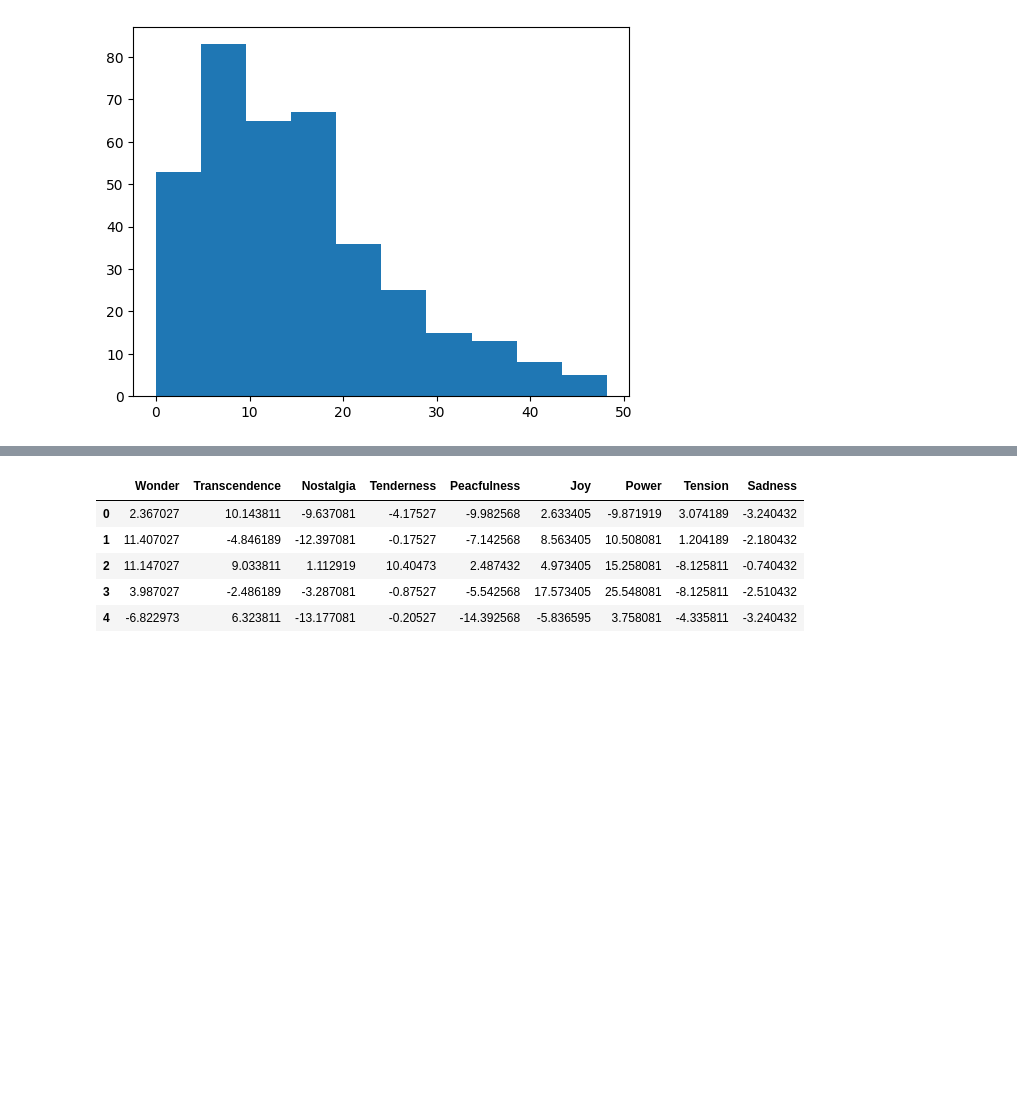
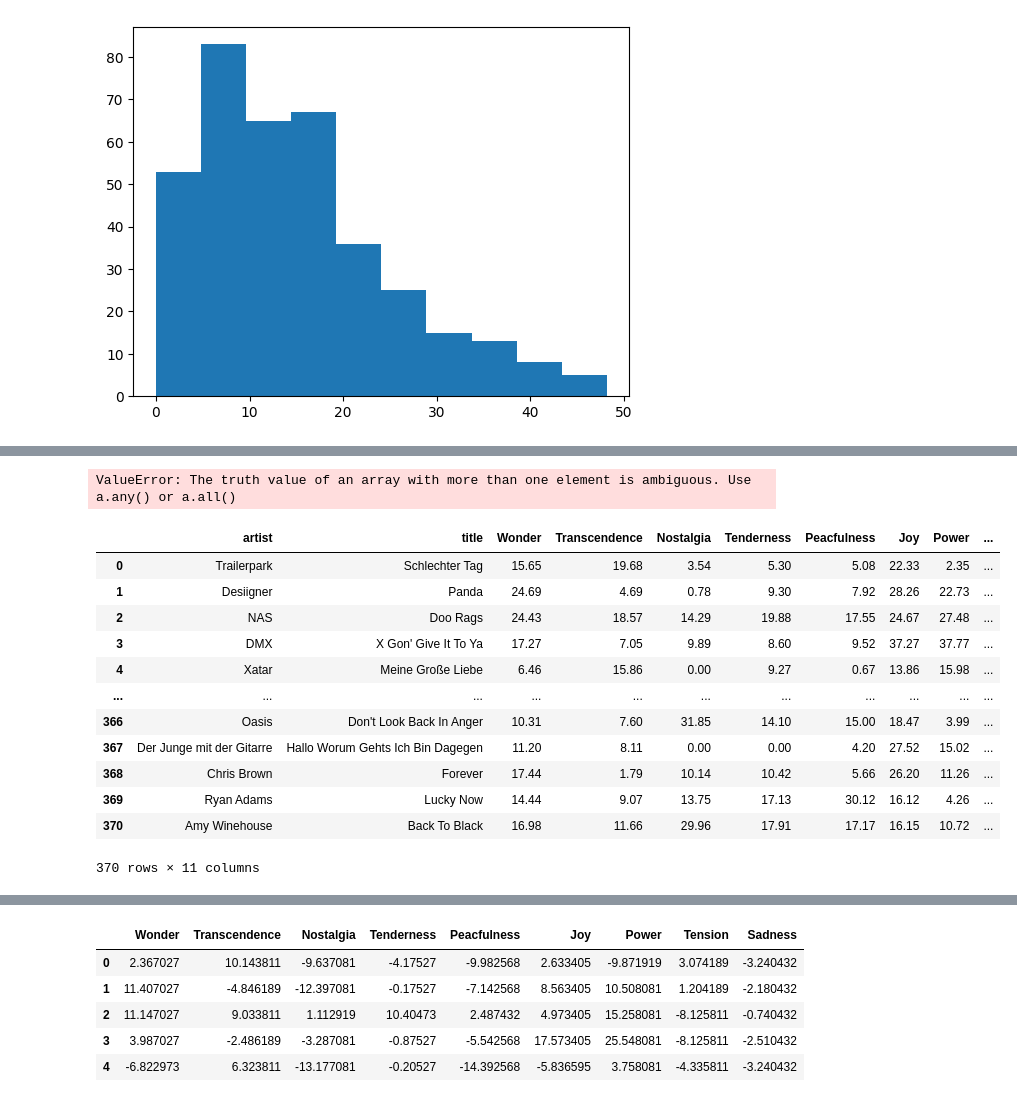
Before and after one commit to JPNMint/automatic_music_mood_tagging, a Jupyter notebook: mood_tagger_master_thesis_V2/data/EDA.ipynb, the cells around one changed output, grey strips where cells are left out. Cells and saved outputs as stored; diff of their text form; code cells hidden in the pictures; blank space fills up the shorter version.

Commit message:
added trainer and smogn

```diff
--- a/mood_tagger_master_thesis_V2/data/EDA.ipynb
+++ b/mood_tagger_master_thesis_V2/data/EDA.ipynb
@@ -96,0 +147,30 @@ plt.show()
+# %%
+import smogn
+
+
+
+## conduct smogn
+emma_df_smogn = smogn.smoter(
+
+    data = emma_df,  ## pandas dataframe
+    y = 'Transcendence',  ## string ('header name')
+    samp_method = 'balance'
+)
+# %% [output]
+ValueError: The truth value of an array with more than one element is ambiguous. Use a.any() or a.all()
+# %%
+emma_df
+# %% [output]
+|  | artist | title | Wonder | Transcendence | Nostalgia | Tenderness | Peacfulness | Joy | Power | ... |
+| 0 | Trailerpark | Schlechter Tag | 15.65 | 19.68 | 3.54 | 5.30 | 5.08 | 22.33 | 2.35 | ... |
+| 1 | Desiigner | Panda | 24.69 | 4.69 | 0.78 | 9.30 | 7.92 | 28.26 | 22.73 | ... |
+| 2 | NAS | Doo Rags | 24.43 | 18.57 | 14.29 | 19.88 | 17.55 | 24.67 | 27.48 | ... |
+| 3 | DMX | X Gon' Give It To Ya | 17.27 | 7.05 | 9.89 | 8.60 | 9.52 | 37.27 | 37.77 | ... |
+| 4 | Xatar | Meine Große Liebe | 6.46 | 15.86 | 0.00 | 9.27 | 0.67 | 13.86 | 15.98 | ... |
+| ... | ... | ... | ... | ... | ... | ... | ... | ... | ... | ... |
+| 366 | Oasis | Don't Look Back In Anger | 10.31 | 7.60 | 31.85 | 14.10 | 15.00 | 18.47 | 3.99 | ... |
+| 367 | Der Junge mit der Gitarre | Hallo Worum Gehts Ich Bin Dagegen | 11.20 | 8.11 | 0.00 | 0.00 | 4.20 | 27.52 | 15.02 | ... |
+| 368 | Chris Brown | Forever | 17.44 | 1.79 | 10.14 | 10.42 | 5.66 | 26.20 | 11.26 | ... |
+| 369 | Ryan Adams | Lucky Now | 14.44 | 9.07 | 13.75 | 17.13 | 30.12 | 16.12 | 4.26 | ... |
+| 370 | Amy Winehouse | Back To Black | 16.98 | 11.66 | 29.96 | 17.91 | 17.17 | 16.15 | 10.72 | ... |
+370 rows × 11 columns
```
Also changed, not shown: parts of 14 cells of this notebook, 8 other files.
